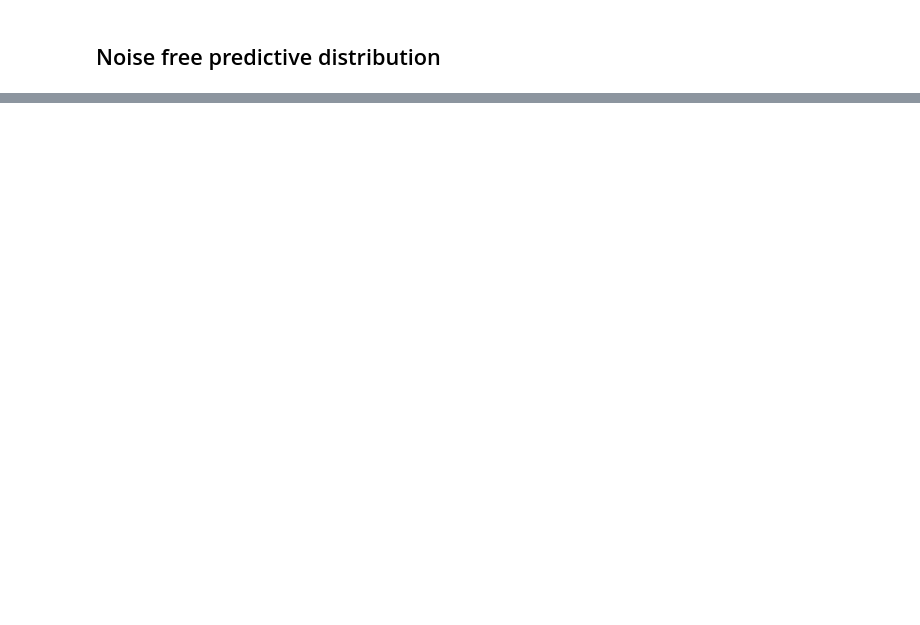
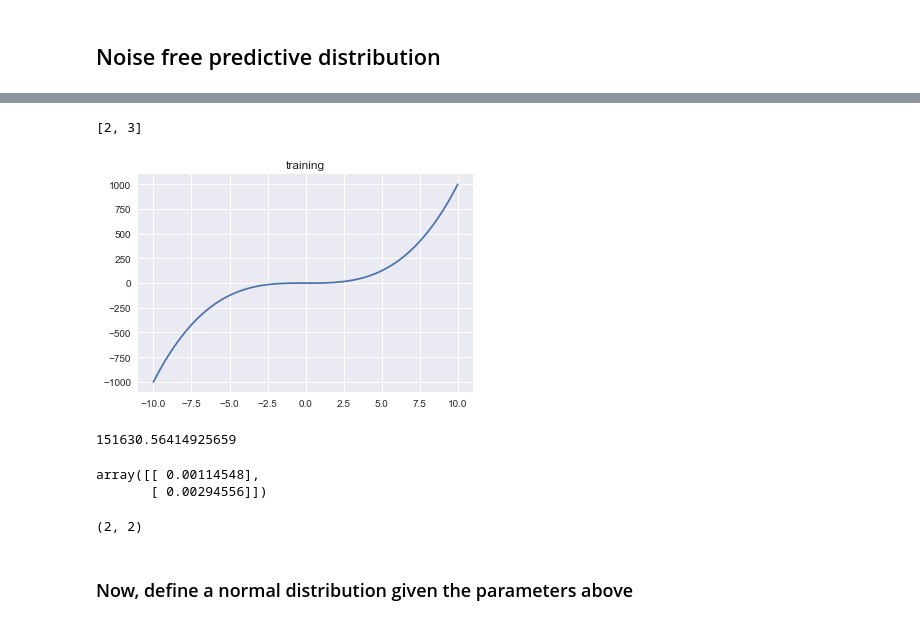
Before and after one commit to jonhilgart22/advanced_stats, a Jupyter notebook: final_project/Experimenting with GPs.ipynb, the cells around one changed output, grey strips where cells are left out. Cells and saved outputs as stored; diff of their text form; code cells hidden in the pictures; blank space fills up the shorter version.

```diff
--- a/final_project/Experimenting with GPs.ipynb
+++ b/final_project/Experimenting with GPs.ipynb
@@ -132,0 +148,20 @@ sp.stats.norm(
+# %%
+training_funcion  =  lambda x: x**3
+# %%
+train_x = np.linspace(-10,10,100) # x values
+test_x = range(2,4,1)
+train_y = np.array(list(map(training_funcion,train_x))).reshape(-1,1) # columns vector
+train_y_var = np.var(train_y)
+# %%
+list(test_x)
+# %% [output]
+[2, 3]
+# %%
+plt.plot(train_x,train_y)
+plt.title('training');
+# %% [output]
+[figure, added]
+# %%
+train_y_var
+# %% [output]
+151630.56414925659
@@ -132,0 +204,5 @@ sp.stats.norm(
+# %%
+expected_mean_noisy_predictions  # 2 test points, 2 predicted means
+# %% [output]
+array([[ 0.00114548],
+       [ 0.00294556]])
@@ -132,0 +212,6 @@ sp.stats.norm(
+# %%
+expected_cov_noisy_predictions.shape # 2 x 2 for the test points
+# %% [output]
+(2, 2)
+# %% [markdown]
+### Now, define a normal distribution given the parameters above
```
Also changed, not shown: parts of 17 cells of this notebook.
